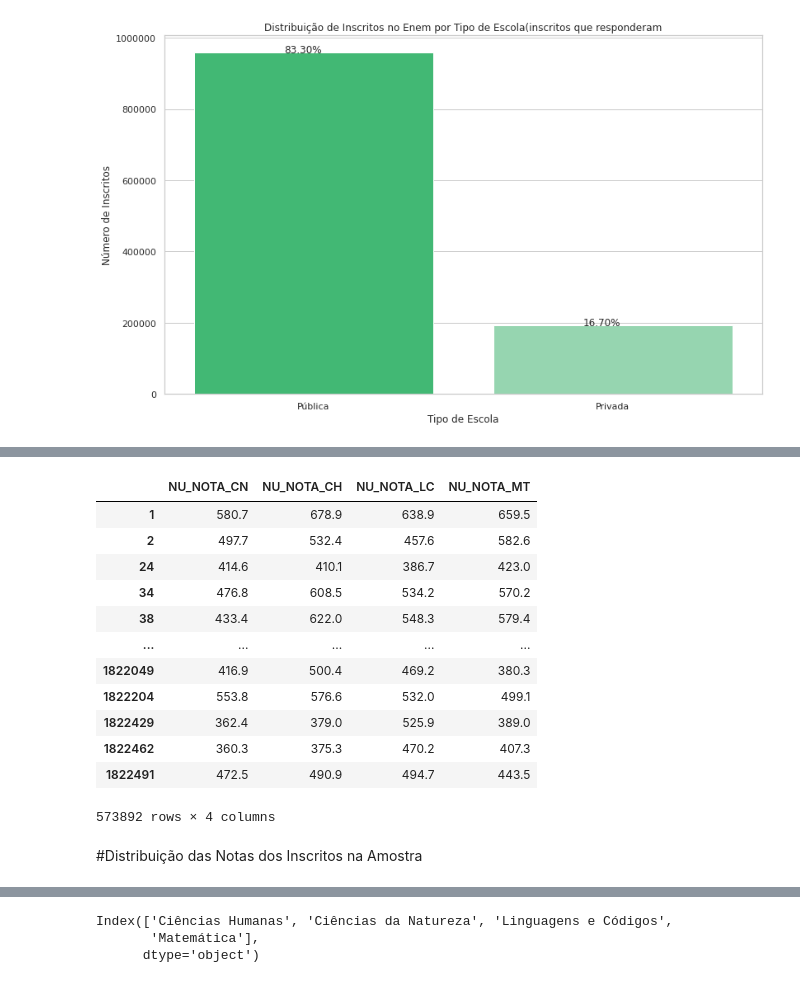
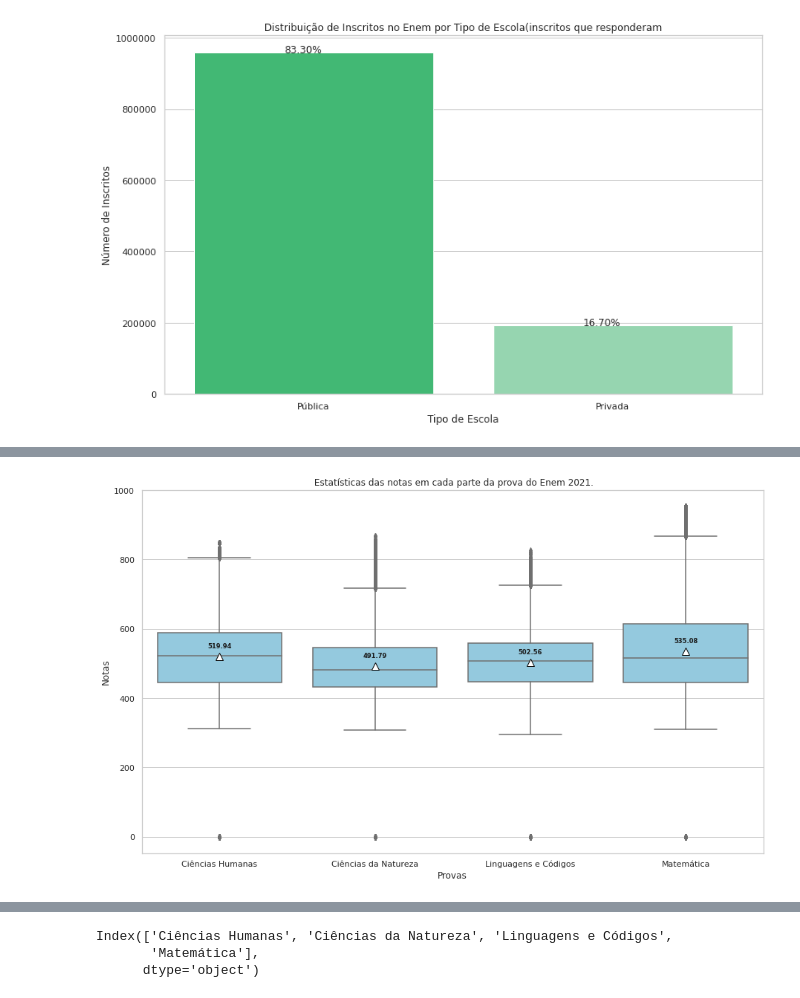
Before and after one commit to everaldofaustino/projeto_final_semantix, a Jupyter notebook: notebooks/Análise_microdados_ENEM_git.ipynb, the cells around one changed output, grey strips where cells are left out. Saved outputs shown, nothing was run; the diff lists cells and outputs as text; code cells hidden in the pictures.

```diff
--- a/notebooks/Análise_microdados_ENEM_git.ipynb
+++ b/notebooks/Análise_microdados_ENEM_git.ipynb
@@ -433,3 +433,7 @@ plt.show()
 > Aqui foram calculadas as médias de notas dos inscritos nas 4 partes da prova do Enem, Ciências da Natureza, Ciências Humanas, Linguagens e Códigos e Matemática. Foi gerado um gráfico box-plot, também conhecido como diagrama de caixa, é um tipo de gráfico para ilustrar um conjunto de dados. Por meio dele é possível fazer uma relação entre uma variável quantitativa (numérica) e outra qualitativa (categórica).
 
 > O objetivo da construção desse gráfico é tornar mais nítida a visualização das estatísticas para fazer análises e/ou processamentos em relação a dispersão, assimetria, média, outliers (mínimos e máximos) e mediana, que podem auxiliar em atividades de data science por exemplo. Em um gráfico do tipo boxplot é exibido o resumo dos 5 números, que são: mínimo, primeiro quartil, mediana, terceiro quartil e o máximo.
+# %%
+ distribuicao=microdados_Enem[['NU_NOTA_CN','NU_NOTA_CH','NU_NOTA_LC','NU_NOTA_MT']].rename(columns = {'NU_NOTA_CH': 'Ciências Humanas','NU_NOTA_CN':'Ciências da Natureza', 'NU_NOTA_LC':'Linguagens e Códigos','NU_NOTA_MT':'Matemática' })
+# %%
+distribuicao = distribuicao[['Ciências Humanas','Ciências da Natureza','Linguagens e Códigos','Matemática' ]]
@@ -487,19 +480 @@ Matemática              568.76
 Name: value, dtype: float64
-# %%
- microdados_Enem_filtrado[['NU_NOTA_CN','NU_NOTA_CH','NU_NOTA_LC','NU_NOTA_MT']]
-# %% [output]
-|  | NU_NOTA_CN | NU_NOTA_CH | NU_NOTA_LC | NU_NOTA_MT |
-| 1 | 580.7 | 678.9 | 638.9 | 659.5 |
-| 2 | 497.7 | 532.4 | 457.6 | 582.6 |
-| 24 | 414.6 | 410.1 | 386.7 | 423.0 |
-| 34 | 476.8 | 608.5 | 534.2 | 570.2 |
-| 38 | 433.4 | 622.0 | 548.3 | 579.4 |
-| ... | ... | ... | ... | ... |
-| 1822049 | 416.9 | 500.4 | 469.2 | 380.3 |
-| 1822204 | 553.8 | 576.6 | 532.0 | 499.1 |
-| 1822429 | 362.4 | 379.0 | 525.9 | 389.0 |
-| 1822462 | 360.3 | 375.3 | 470.2 | 407.3 |
-| 1822491 | 472.5 | 490.9 | 494.7 | 443.5 |
-573892 rows × 4 columns
-# %% [markdown]
-#Distribuição das Notas dos Inscritos na Amostra
@@ -507,0 +481,27 @@ Name: value, dtype: float64
+# %%
+import numpy as np; np.random.seed(42)
+import pandas as pd
+import matplotlib.pyplot as plt
+import seaborn as sns
+from matplotlib.cbook import boxplot_stats
+
+df =distribuicao
+fig, ax = plt.subplots(figsize=(15, 9))
+
+
+box_plot= sns.boxplot(x="variable", y="value", data=pd.melt(df),showmeans=True,meanprops={
+                       "markerfacecolor":"white",
+                       "markeredgecolor":"black",
+                      "markersize":"10"},color='skyblue')
+
+medians = round(pd.melt(df).groupby(['variable'])['value'].mean(),2)
+vertical_offset = pd.melt(df)['value'].mean() * 0.05 # offset from median for display
+
+for xtick in box_plot.get_xticks():
+    box_plot.text(xtick,medians[xtick] + vertical_offset,medians[xtick],
+            horizontalalignment='center',size='x-small',color='k',weight='semibold')
+box_plot.set(ylabel='Notas', xlabel='Provas',title = ' Estatísticas das notas em cada parte da prova do Enem 2021.')
+
+plt.show()
+# %% [output]
+[figure, added]
```
Also changed, not shown: parts of 6 cells of this notebook.
